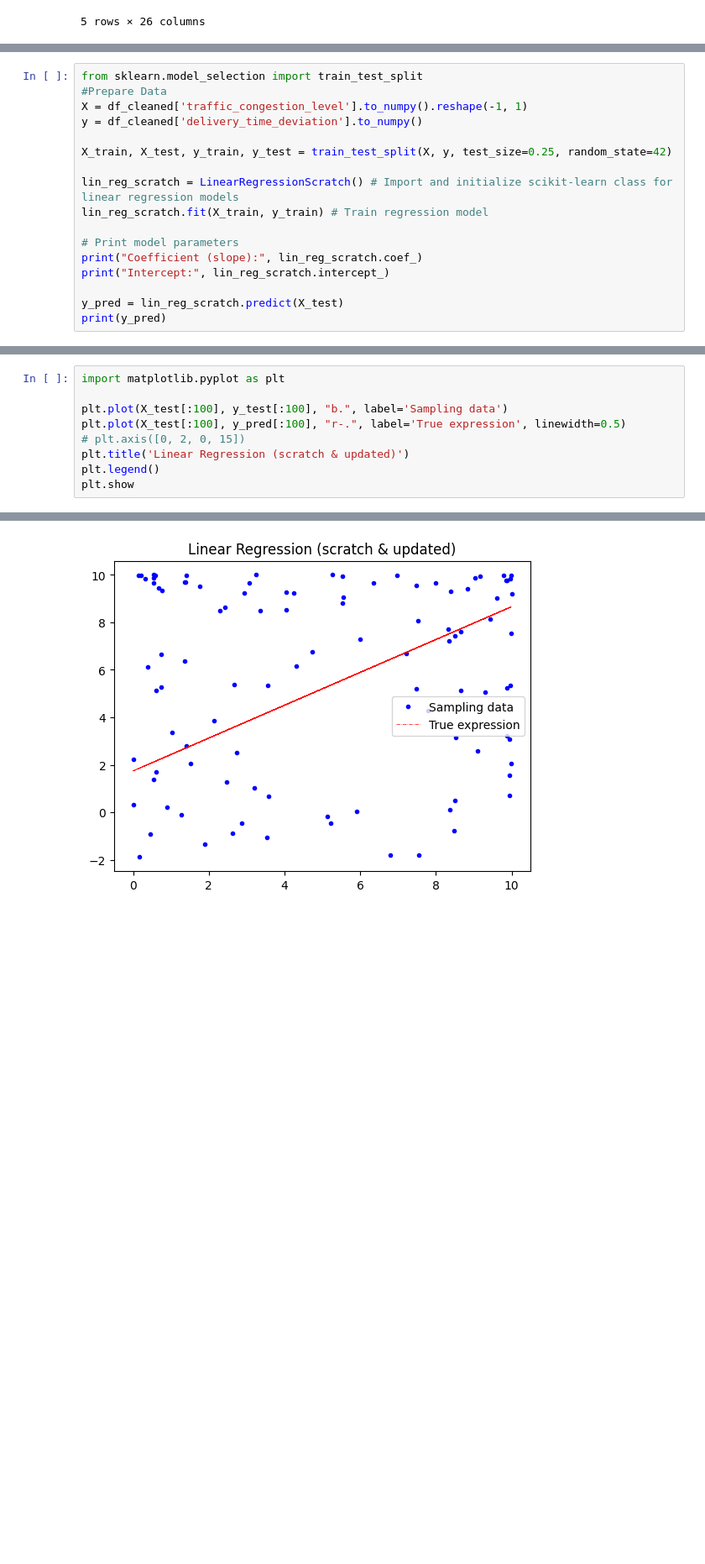
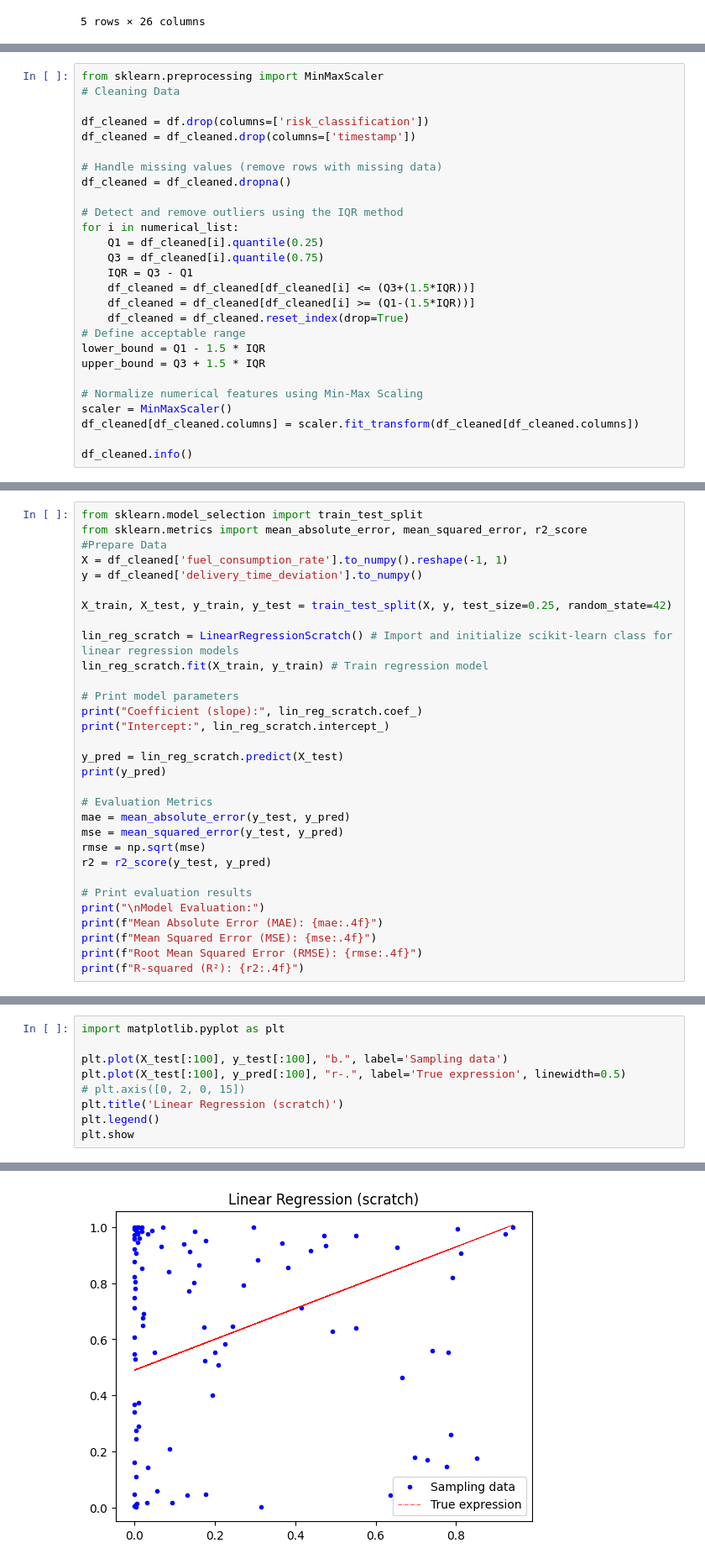
Before and after one commit to ML-PROJECT-KMITL/logistic-ml-project, a Jupyter notebook: regression/linear_regression/linear_regression.ipynb, the cells around one changed output, grey strips where cells are left out. Shown at 84% size. Saved outputs shown, nothing was run; the diff lists cells and outputs as text; blank space fills up the shorter version.

Commit message:
complete regression

```diff
--- a/regression/linear_regression/linear_regression.ipynb
+++ b/regression/linear_regression/linear_regression.ipynb
@@ -84,0 +65,27 @@ memory usage: 5.9 MB
+# %%
+from sklearn.preprocessing import MinMaxScaler
+# Cleaning Data
+
+df_cleaned = df.drop(columns=['risk_classification'])
+df_cleaned = df_cleaned.drop(columns=['timestamp'])
+
+# Handle missing values (remove rows with missing data)
+df_cleaned = df_cleaned.dropna()
+
+# Detect and remove outliers using the IQR method
+for i in numerical_list:
+    Q1 = df_cleaned[i].quantile(0.25)
+    Q3 = df_cleaned[i].quantile(0.75)
+    IQR = Q3 - Q1
+    df_cleaned = df_cleaned[df_cleaned[i] <= (Q3+(1.5*IQR))]
+    df_cleaned = df_cleaned[df_cleaned[i] >= (Q1-(1.5*IQR))]
+    df_cleaned = df_cleaned.reset_index(drop=True)
+# Define acceptable range
+lower_bound = Q1 - 1.5 * IQR
+upper_bound = Q3 + 1.5 * IQR
+
+# Normalize numerical features using Min-Max Scaling
+scaler = MinMaxScaler()
+df_cleaned[df_cleaned.columns] = scaler.fit_transform(df_cleaned[df_cleaned.columns])
+
+df_cleaned.info()
@@ -194,8 +231,9 @@ class LinearRegressionScratch:
         return np.dot(X, self.coef_) + self.intercept_
 # %%
 from sklearn.model_selection import train_test_split
+from sklearn.metrics import mean_absolute_error, mean_squared_error, r2_score
 #Prepare Data
-X = df_cleaned['traffic_congestion_level'].to_numpy().reshape(-1, 1)
+X = df_cleaned['fuel_consumption_rate'].to_numpy().reshape(-1, 1)
 y = df_cleaned['delivery_time_deviation'].to_numpy()
 
 X_train, X_test, y_train, y_test = train_test_split(X, y, test_size=0.25, random_state=42)
@@ -209,4 +247,17 @@ print("Intercept:", lin_reg_scratch.intercept_)
 
 y_pred = lin_reg_scratch.predict(X_test)
 print(y_pred)
+
+# Evaluation Metrics
+mae = mean_absolute_error(y_test, y_pred)
+mse = mean_squared_error(y_test, y_pred)
+rmse = np.sqrt(mse)
+r2 = r2_score(y_test, y_pred)
+
+# Print evaluation results
+print("\nModel Evaluation:")
+print(f"Mean Absolute Error (MAE): {mae:.4f}")
+print(f"Mean Squared Error (MSE): {mse:.4f}")
+print(f"Root Mean Squared Error (RMSE): {rmse:.4f}")
+print(f"R-squared (R²): {r2:.4f}")
 # %% [output]
@@ -216,12 +273,12 @@ Intercept: 1.7416800311947547
 # %%
 import matplotlib.pyplot as plt
 
 plt.plot(X_test[:100], y_test[:100], "b.", label='Sampling data')
 plt.plot(X_test[:100], y_pred[:100], "r-.", label='True expression', linewidth=0.5)
 # plt.axis([0, 2, 0, 15])
-plt.title('Linear Regression (scratch & updated)')
+plt.title('Linear Regression (scratch)')
 plt.legend()
 plt.show
 # %% [output]
 <function matplotlib.pyplot.show(close=None, block=None)>
-[figure, old version]
+[figure, new version]
```
Also changed, not shown: parts of 10 cells of this notebook, 2 other files.
